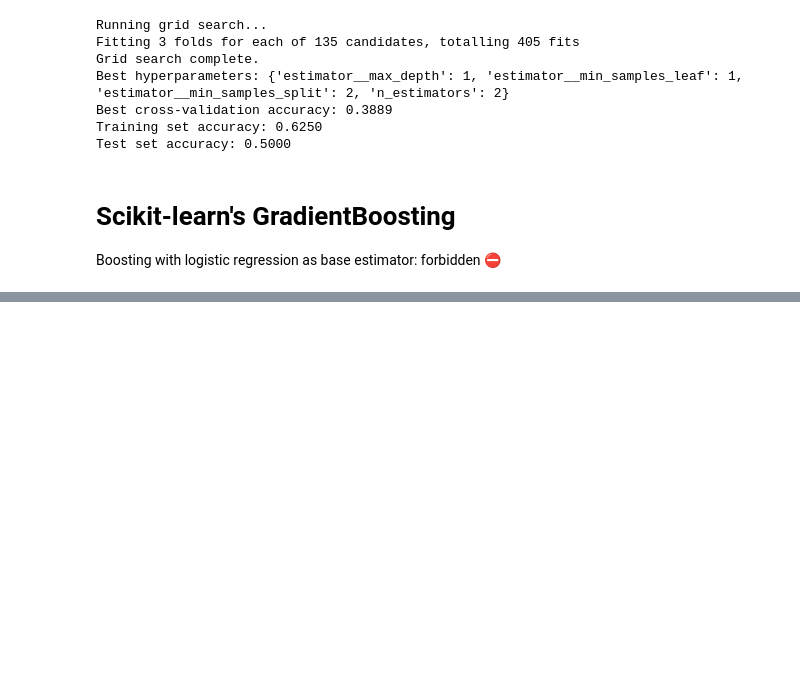
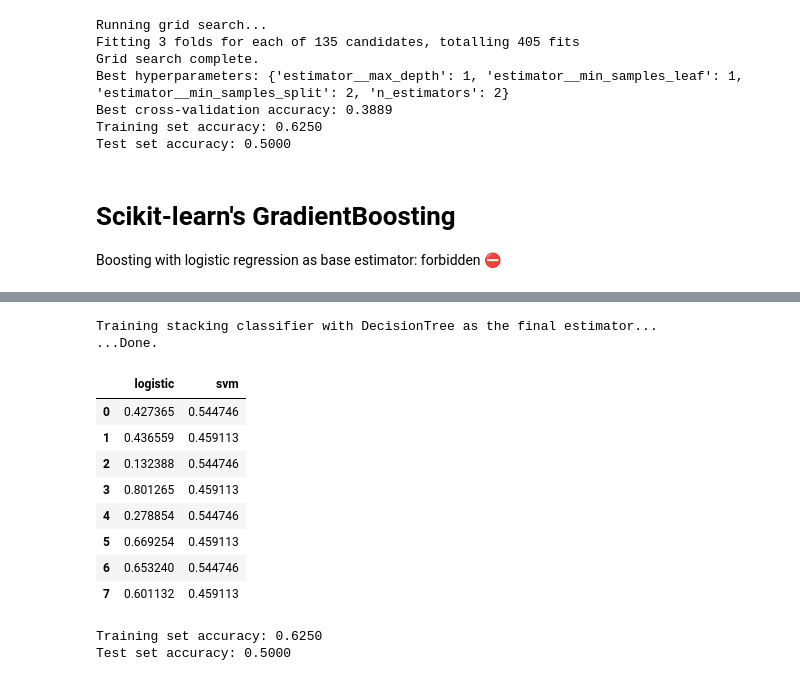
Before and after one commit to msche81/2-Jedha_Fullstack, a Jupyter notebook: 6_supervised_Machine_learning/7_ensemble_learning/1-1_template_ensemble_learning.ipynb, the cells around one changed output, grey strips where cells are left out. Saved outputs shown, nothing was run; the diff lists cells and outputs as text; code cells hidden in the pictures; blank space fills up the shorter version.

```diff
--- a/6_supervised_Machine_learning/7_ensemble_learning/1-1_template_ensemble_learning.ipynb
+++ b/6_supervised_Machine_learning/7_ensemble_learning/1-1_template_ensemble_learning.ipynb
@@ -408,0 +756,38 @@ Boosting with logistic regression as base estimator: forbidden ⛔️
+# %%
+# Entraînement du StackingClassifier avec un arbre de décision comme estimateur final
+print("Training stacking classifier with DecisionTree as the final estimator...")
+stacking = StackingClassifier(
+    estimators=[
+        ("logistic", logreg_opt.best_estimator_),  # Meilleur modèle de régression logistique
+        ("svm", svm_opt.best_estimator_)           # Meilleur modèle SVM
+    ],
+    final_estimator=DecisionTreeClassifier(),      # Arbre de décision comme estimateur final
+    cv=3                                           # Validation croisée à 3 plis pour le niveau 1
+)
+
+# Entraînement et transformation des données avec le StackingClassifier
+preds = stacking.fit_transform(X_train, y_train)
+predictions = pd.DataFrame(preds, columns=stacking.named_estimators_.keys())
+print("...Done.")
+display(predictions)
+
+# Évaluation des performances sur les ensembles d'entraînement et de test
+train_accuracy = stacking.score(X_train, y_train)
+test_accuracy = stacking.score(X_test, Y_test)
+
+print(f"Training set accuracy: {train_accuracy:.4f}")
+print(f"Test set accuracy: {test_accuracy:.4f}")
+# %% [output]
+Training stacking classifier with DecisionTree as the final estimator...
+...Done.
+|  | logistic | svm |
+| 0 | 0.427365 | 0.544746 |
+| 1 | 0.436559 | 0.459113 |
+| 2 | 0.132388 | 0.544746 |
+| 3 | 0.801265 | 0.459113 |
+| 4 | 0.278854 | 0.544746 |
+| 5 | 0.669254 | 0.459113 |
+| 6 | 0.653240 | 0.544746 |
+| 7 | 0.601132 | 0.459113 |
+Training set accuracy: 0.6250
+Test set accuracy: 0.5000
```
Also changed, not shown: parts of 18 cells of this notebook, 1 other file.
